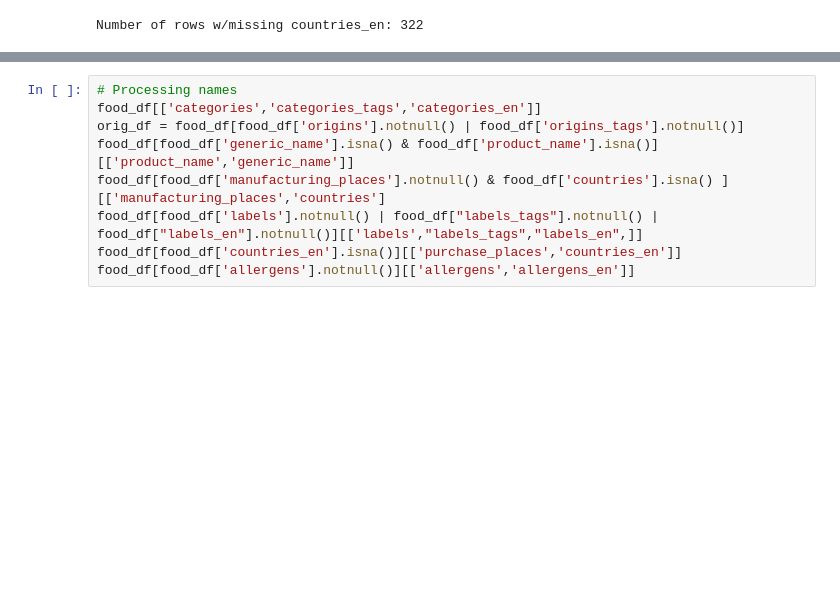
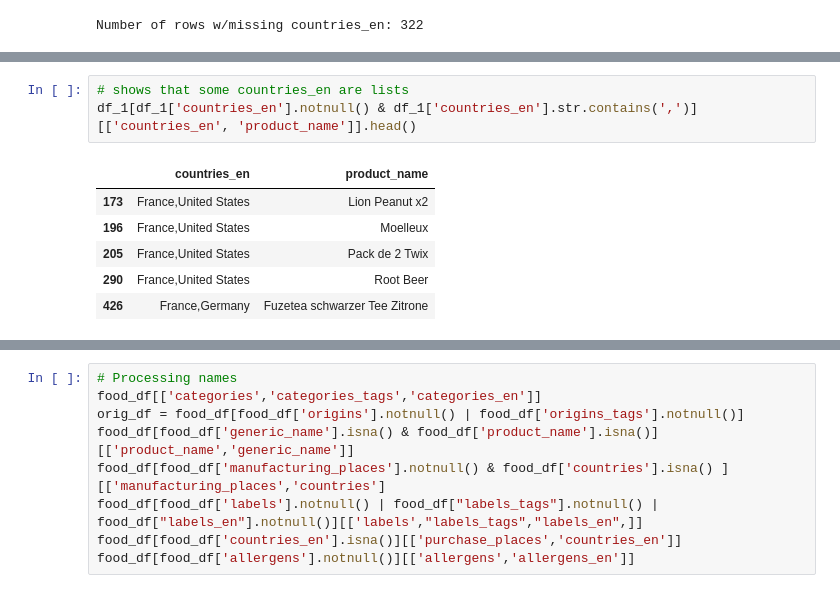
Before and after one commit to celine-y/open_food_facts, a Jupyter notebook: project.ipynb, the cells around one changed output, grey strips where cells are left out. Cells and saved outputs as stored; diff of their text form; blank space fills up the shorter version.

```diff
--- a/project.ipynb
+++ b/project.ipynb
@@ -197,0 +242,10 @@ Number of rows w/missing countries_en: 322
+# %%
+# shows that some countries_en are lists
+df_1[df_1['countries_en'].notnull() & df_1['countries_en'].str.contains(',')][['countries_en', 'product_name']].head()
+# %% [output]
+|  | countries_en | product_name |
+| 173 | France,United States | Lion Peanut x2 |
+| 196 | France,United States | Moelleux |
+| 205 | France,United States | Pack de 2 Twix |
+| 290 | France,United States | Root Beer |
+| 426 | France,Germany | Fuzetea schwarzer Tee Zitrone |
```
Also changed, not shown: parts of 10 cells of this notebook.
